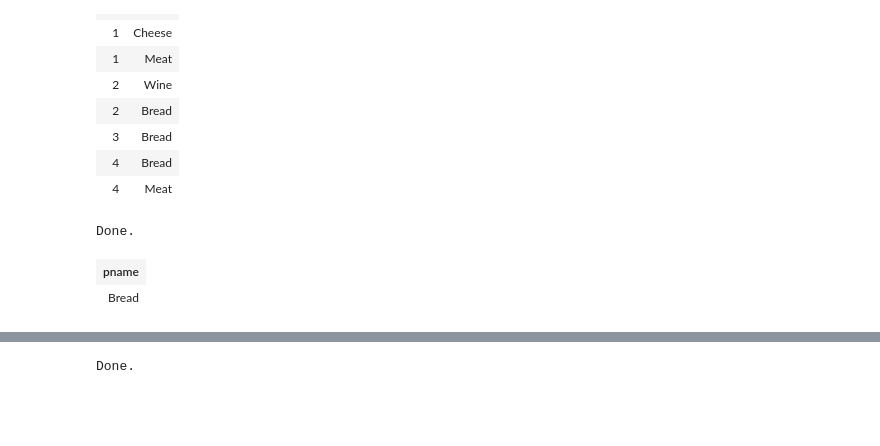
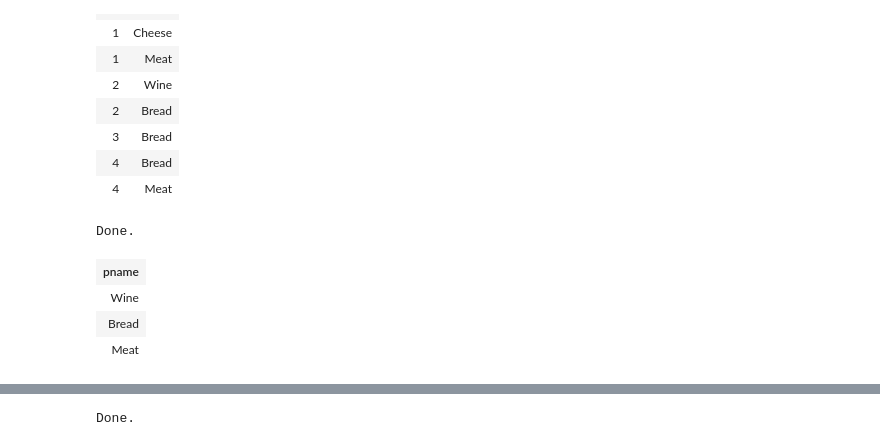
Before and after one commit to jacobmontiel/sql-intro, a Jupyter notebook: sql-intro-4.ipynb, the cells around one changed output, grey strips where cells are left out. Saved outputs shown, nothing was run; the diff lists cells and outputs as text; code cells hidden in the pictures; blank space fills up the shorter version.

```diff
--- a/sql-intro-4.ipynb
+++ b/sql-intro-4.ipynb
@@ -550,11 +550,13 @@ Done.
 | 4 | Meat |
 # %%
 %%sql
-SELECT * FROM Products1
+SELECT * FROM Products3
 # %% [output]
 Done.
 | pname |
+| Wine |
 | Bread |
+| Meat |
 # %% [markdown]
 > __Example:__ Find Establishments which sell all products
 ![division_example](figures/sql_division_example.png)
```
Also changed, not shown: parts of 5 cells of this notebook, 2 other files.
